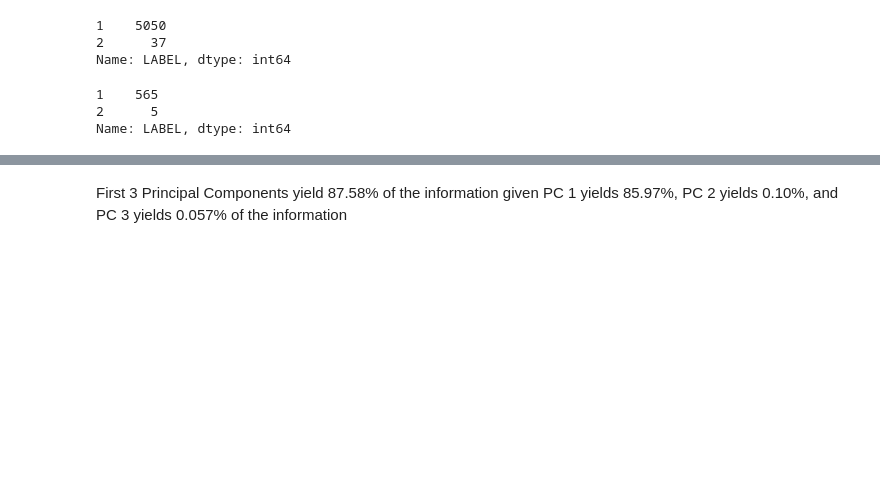
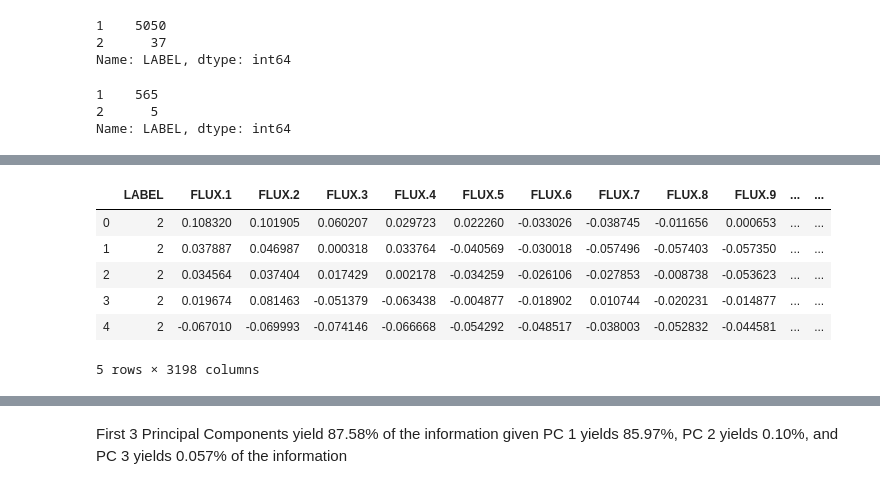
Before and after one commit to nikderi/Projects, a Jupyter notebook: projectone.ipynb, the cells around one changed output, grey strips where cells are left out. Saved outputs shown, nothing was run; the diff lists cells and outputs as text; code cells hidden in the pictures; blank space fills up the shorter version.

```diff
--- a/projectone.ipynb
+++ b/projectone.ipynb
@@ -301,0 +355,3 @@ ModuleNotFoundError: No module named 'imblearn'
+# %%
+label_train = pd.DataFrame(data = Y_train, columns = ['LABEL'])
+label_train.head(6)
@@ -301,0 +366,4 @@ ModuleNotFoundError: No module named 'imblearn'
+# %%
+df_train = pd.concat([label_train, df_train], axis = 1)
+print(df_train.head())
+print(df_train.shape)
@@ -301,0 +388,12 @@ ModuleNotFoundError: No module named 'imblearn'
+# %%
+df_train.iloc[:, 1:] = df_train.iloc[:, 1:].apply(detrender_normalizer,axis=1)
+df_train.iloc[:, 1:] = reduce_upper_outliers(df_train.iloc[:, 1:])
+df_train.head()
+# %% [output]
+|  | LABEL | FLUX.1 | FLUX.2 | FLUX.3 | FLUX.4 | FLUX.5 | FLUX.6 | FLUX.7 | FLUX.8 | FLUX.9 | ... | ... |
+| 0 | 2 | 0.108320 | 0.101905 | 0.060207 | 0.029723 | 0.022260 | -0.033026 | -0.038745 | -0.011656 | 0.000653 | ... | ... |
+| 1 | 2 | 0.037887 | 0.046987 | 0.000318 | 0.033764 | -0.040569 | -0.030018 | -0.057496 | -0.057403 | -0.057350 | ... | ... |
+| 2 | 2 | 0.034564 | 0.037404 | 0.017429 | 0.002178 | -0.034259 | -0.026106 | -0.027853 | -0.008738 | -0.053623 | ... | ... |
+| 3 | 2 | 0.019674 | 0.081463 | -0.051379 | -0.063438 | -0.004877 | -0.018902 | 0.010744 | -0.020231 | -0.014877 | ... | ... |
+| 4 | 2 | -0.067010 | -0.069993 | -0.074146 | -0.066668 | -0.054292 | -0.048517 | -0.038003 | -0.052832 | -0.044581 | ... | ... |
+5 rows × 3198 columns
```
Also changed, not shown: parts of 98 cells of this notebook.
